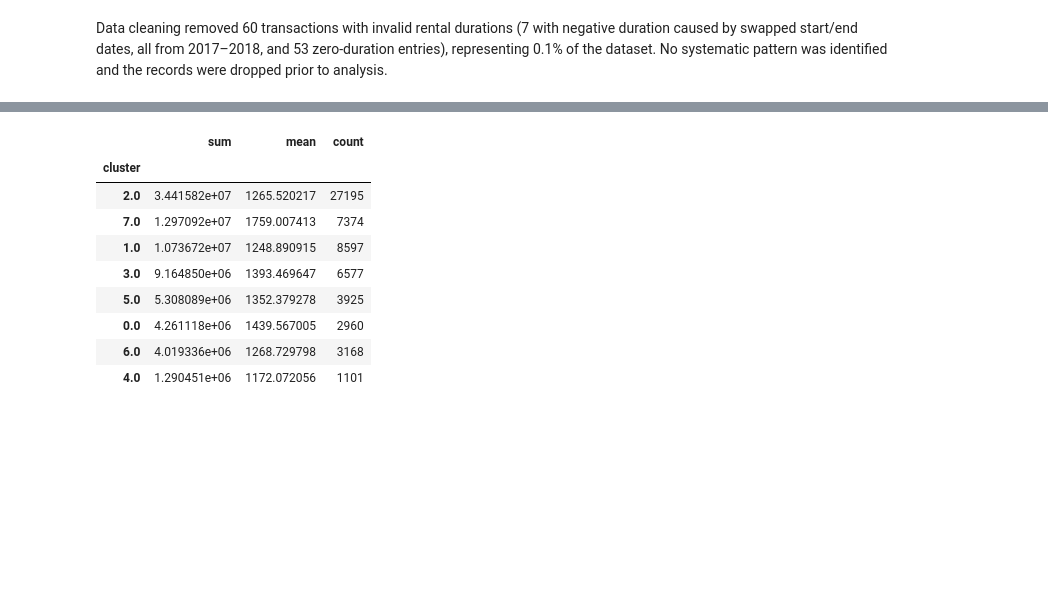
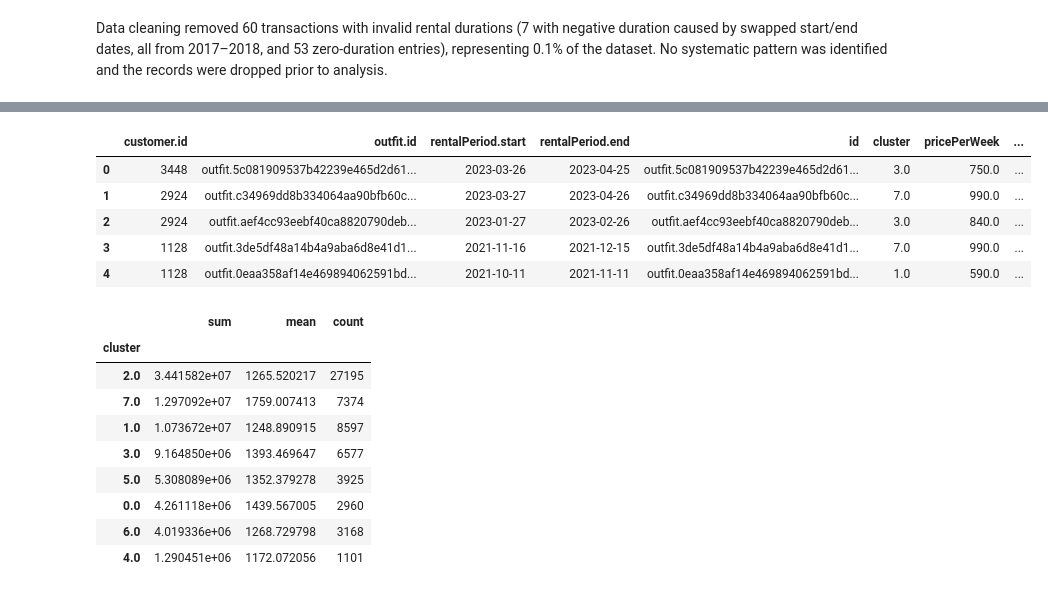
Before and after one commit to juliusatgit/Marketing-Analytics, a Jupyter notebook: notebooks/02_Business_Profiling.ipynb, the cells around one changed output, grey strips where cells are left out. Cells and saved outputs as stored; diff of their text form; code cells hidden in the pictures; blank space fills up the shorter version.

```diff
--- a/notebooks/02_Business_Profiling.ipynb
+++ b/notebooks/02_Business_Profiling.ipynb
@@ -317,3 +323,12 @@ rentals_clean["revenue"] = np.where(
     rentals_clean["pricePerWeek"],
     rentals_clean["pricePerMonth"] * rentals_clean["duration_days"] / 30 # Pro-rated monthly price based on actual duration
 )
+# %%
+rentals_clean.head()
+# %% [output]
+|  | customer.id | outfit.id | rentalPeriod.start | rentalPeriod.end | id | cluster | pricePerWeek | ... |
+| 0 | 3448 | outfit.5c081909537b42239e465d2d61... | 2023-03-26 | 2023-04-25 | outfit.5c081909537b42239e465d2d61... | 3.0 | 750.0 | ... |
+| 1 | 2924 | outfit.c34969dd8b334064aa90bfb60c... | 2023-03-27 | 2023-04-26 | outfit.c34969dd8b334064aa90bfb60c... | 7.0 | 990.0 | ... |
+| 2 | 2924 | outfit.aef4cc93eebf40ca8820790deb... | 2023-01-27 | 2023-02-26 | outfit.aef4cc93eebf40ca8820790deb... | 3.0 | 840.0 | ... |
+| 3 | 1128 | outfit.3de5df48a14b4a9aba6d8e41d1... | 2021-11-16 | 2021-12-15 | outfit.3de5df48a14b4a9aba6d8e41d1... | 7.0 | 990.0 | ... |
+| 4 | 1128 | outfit.0eaa358af14e469894062591bd... | 2021-10-11 | 2021-11-11 | outfit.0eaa358af14e469894062591bd... | 1.0 | 590.0 | ... |
```
Also changed, not shown: parts of 14 cells of this notebook.
